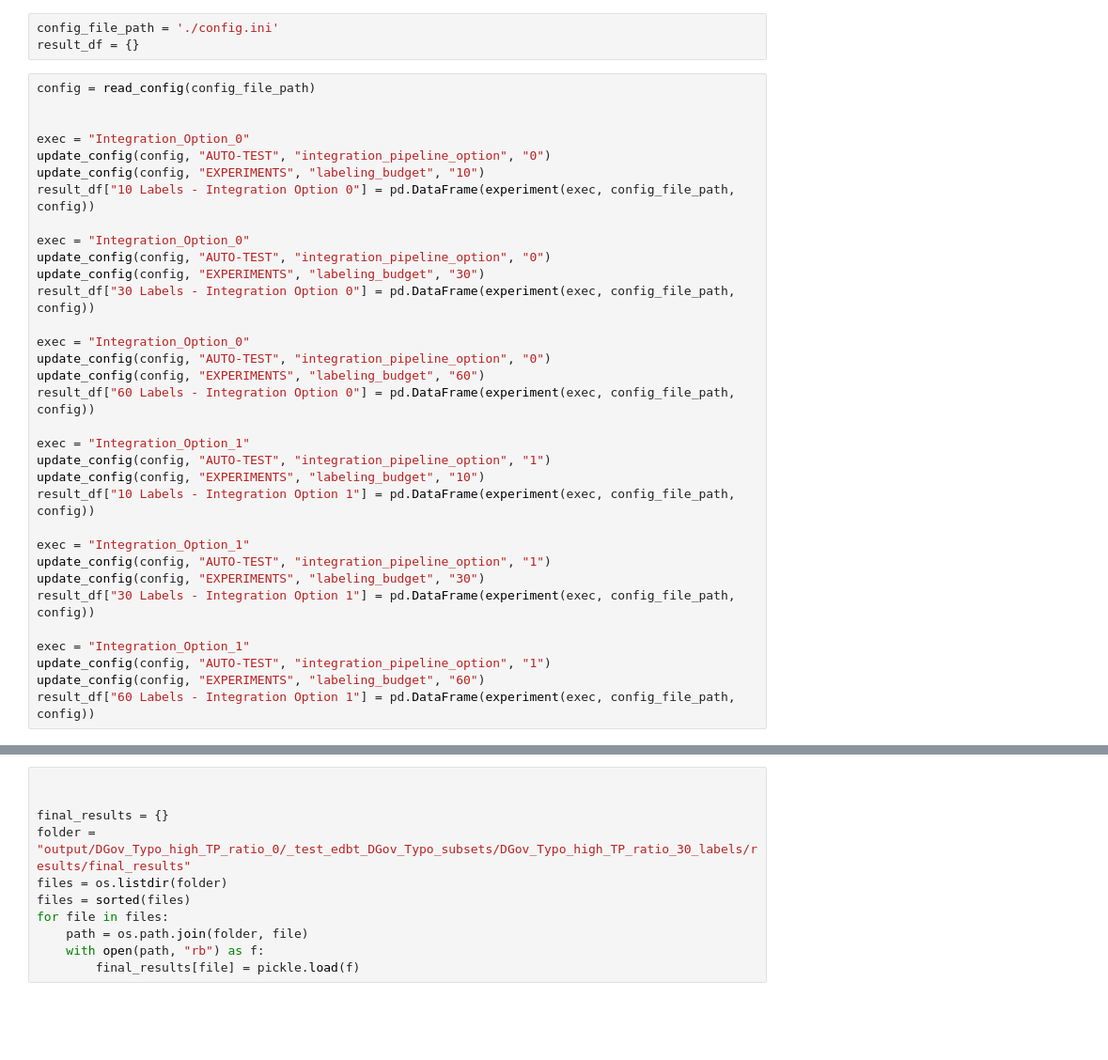
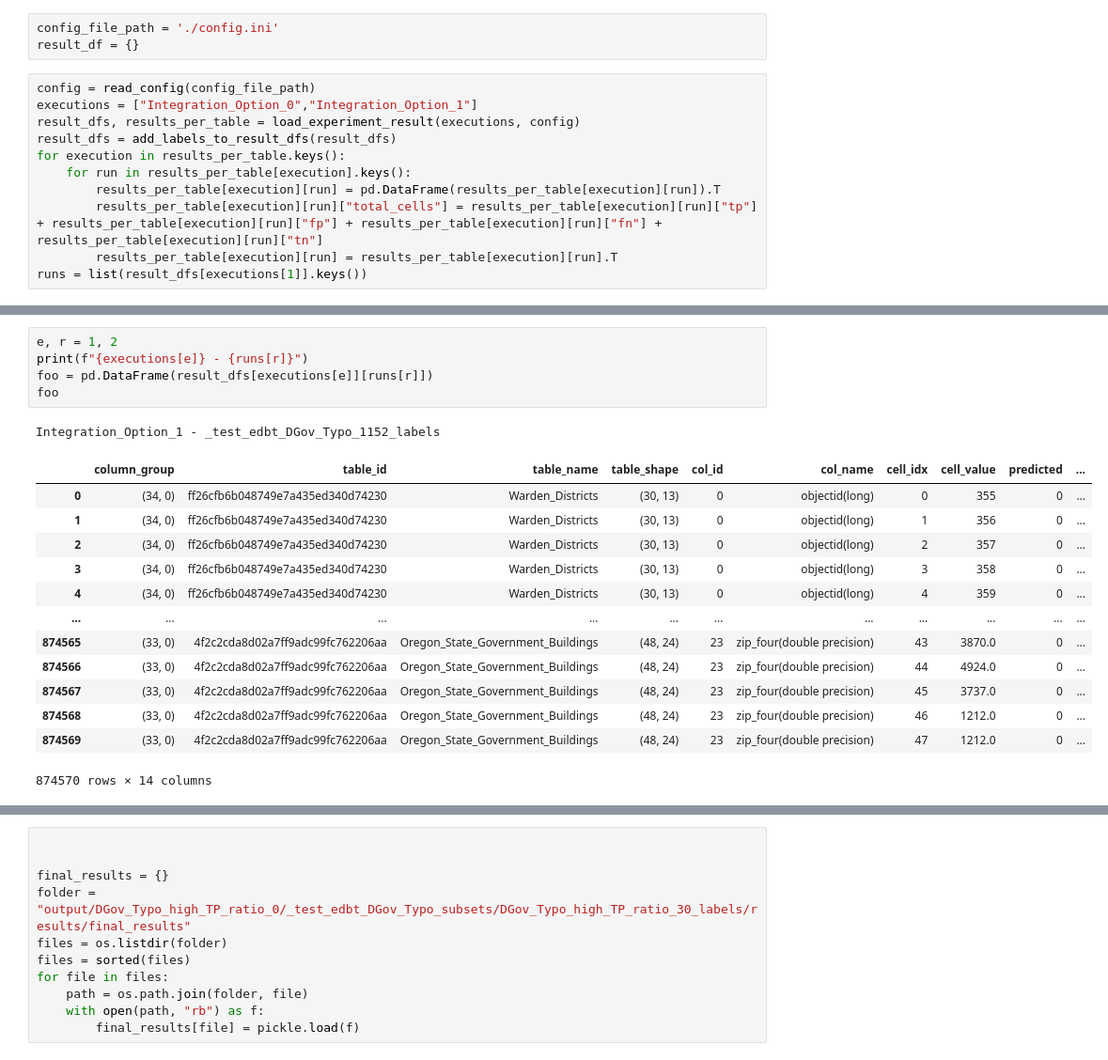
Before and after one commit to Lolaify/AutoMatelda, a Jupyter notebook: testing.ipynb, the cells around one changed output, grey strips where cells are left out. Shown at 94% size. Drawn from its saved outputs; the diff is of its cells as text; blank space fills up the shorter version.

```diff
--- a/testing.ipynb
+++ b/testing.ipynb
@@ -8,34 +8,12 @@ config_file_path = './config.ini'
 result_df = {}
 # %%
 config = read_config(config_file_path)
-
-
-exec = "Integration_Option_0"
-update_config(config, "AUTO-TEST", "integration_pipeline_option", "0")
-update_config(config, "EXPERIMENTS", "labeling_budget", "10")
-result_df["10 Labels - Integration Option 0"] = pd.DataFrame(experiment(exec, config_file_path, config))
-
-exec = "Integration_Option_0"
-update_config(config, "AUTO-TEST", "integration_pipeline_option", "0")
-update_config(config, "EXPERIMENTS", "labeling_budget", "30")
-result_df["30 Labels - Integration Option 0"] = pd.DataFrame(experiment(exec, config_file_path, config))
-
-exec = "Integration_Option_0"
-update_config(config, "AUTO-TEST", "integration_pipeline_option", "0")
-update_config(config, "EXPERIMENTS", "labeling_budget", "60")
-result_df["60 Labels - Integration Option 0"] = pd.DataFrame(experiment(exec, config_file_path, config))
-
-exec = "Integration_Option_1"
-update_config(config, "AUTO-TEST", "integration_pipeline_option", "1")
-update_config(config, "EXPERIMENTS", "labeling_budget", "10")
-result_df["10 Labels - Integration Option 1"] = pd.DataFrame(experiment(exec, config_file_path, config))
-
-exec = "Integration_Option_1"
-update_config(config, "AUTO-TEST", "integration_pipeline_option", "1")
-update_config(config, "EXPERIMENTS", "labeling_budget", "30")
-result_df["30 Labels - Integration Option 1"] = pd.DataFrame(experiment(exec, config_file_path, config))
-
-exec = "Integration_Option_1"
-update_config(config, "AUTO-TEST", "integration_pipeline_option", "1")
-update_config(config, "EXPERIMENTS", "labeling_budget", "60")
-result_df["60 Labels - Integration Option 1"] = pd.DataFrame(experiment(exec, config_file_path, config))
+executions = ["Integration_Option_0","Integration_Option_1"]
+result_dfs, results_per_table = load_experiment_result(executions, config)
+result_dfs = add_labels_to_result_dfs(result_dfs)
+for execution in results_per_table.keys():
+    for run in results_per_table[execution].keys():
+        results_per_table[execution][run] = pd.DataFrame(results_per_table[execution][run]).T
+        results_per_table[execution][run]["total_cells"] = results_per_table[execution][run]["tp"] + results_per_table[execution][run]["fp"] + results_per_table[execution][run]["fn"] + results_per_table[execution][run]["tn"]
+        results_per_table[execution][run] = results_per_table[execution][run].T
+runs = list(result_dfs[executions[1]].keys())
@@ -46,0 +37,20 @@ I need at least 2 labeled cells per table group to work at all and at least 2 *
+# %%
+e, r = 1, 2
+print(f"{executions[e]} - {runs[r]}")
+foo = pd.DataFrame(result_dfs[executions[e]][runs[r]])
+foo
+# %% [output]
+Integration_Option_1 - _test_edbt_DGov_Typo_1152_labels
+|  | column_group | table_id | table_name | table_shape | col_id | col_name | cell_idx | cell_value | predicted | ... |
+| 0 | (34, 0) | ff26cfb6b048749e7a435ed340d74230 | Warden_Districts | (30, 13) | 0 | objectid(long) | 0 | 355 | 0 | ... |
+| 1 | (34, 0) | ff26cfb6b048749e7a435ed340d74230 | Warden_Districts | (30, 13) | 0 | objectid(long) | 1 | 356 | 0 | ... |
+| 2 | (34, 0) | ff26cfb6b048749e7a435ed340d74230 | Warden_Districts | (30, 13) | 0 | objectid(long) | 2 | 357 | 0 | ... |
+| 3 | (34, 0) | ff26cfb6b048749e7a435ed340d74230 | Warden_Districts | (30, 13) | 0 | objectid(long) | 3 | 358 | 0 | ... |
+| 4 | (34, 0) | ff26cfb6b048749e7a435ed340d74230 | Warden_Districts | (30, 13) | 0 | objectid(long) | 4 | 359 | 0 | ... |
+| ... | ... | ... | ... | ... | ... | ... | ... | ... | ... | ... |
+| 874565 | (33, 0) | 4f2c2cda8d02a7ff9adc99fc762206aa | Oregon_State_Government_Buildings | (48, 24) | 23 | zip_four(double precision) | 43 | 3870.0 | 0 | ... |
+| 874566 | (33, 0) | 4f2c2cda8d02a7ff9adc99fc762206aa | Oregon_State_Government_Buildings | (48, 24) | 23 | zip_four(double precision) | 44 | 4924.0 | 0 | ... |
+| 874567 | (33, 0) | 4f2c2cda8d02a7ff9adc99fc762206aa | Oregon_State_Government_Buildings | (48, 24) | 23 | zip_four(double precision) | 45 | 3737.0 | 0 | ... |
+| 874568 | (33, 0) | 4f2c2cda8d02a7ff9adc99fc762206aa | Oregon_State_Government_Buildings | (48, 24) | 23 | zip_four(double precision) | 46 | 1212.0 | 0 | ... |
+| 874569 | (33, 0) | 4f2c2cda8d02a7ff9adc99fc762206aa | Oregon_State_Government_Buildings | (48, 24) | 23 | zip_four(double precision) | 47 | 1212.0 | 0 | ... |
+874570 rows × 14 columns
```
Also changed, not shown: parts of 12 cells of this notebook, 1 other file.
